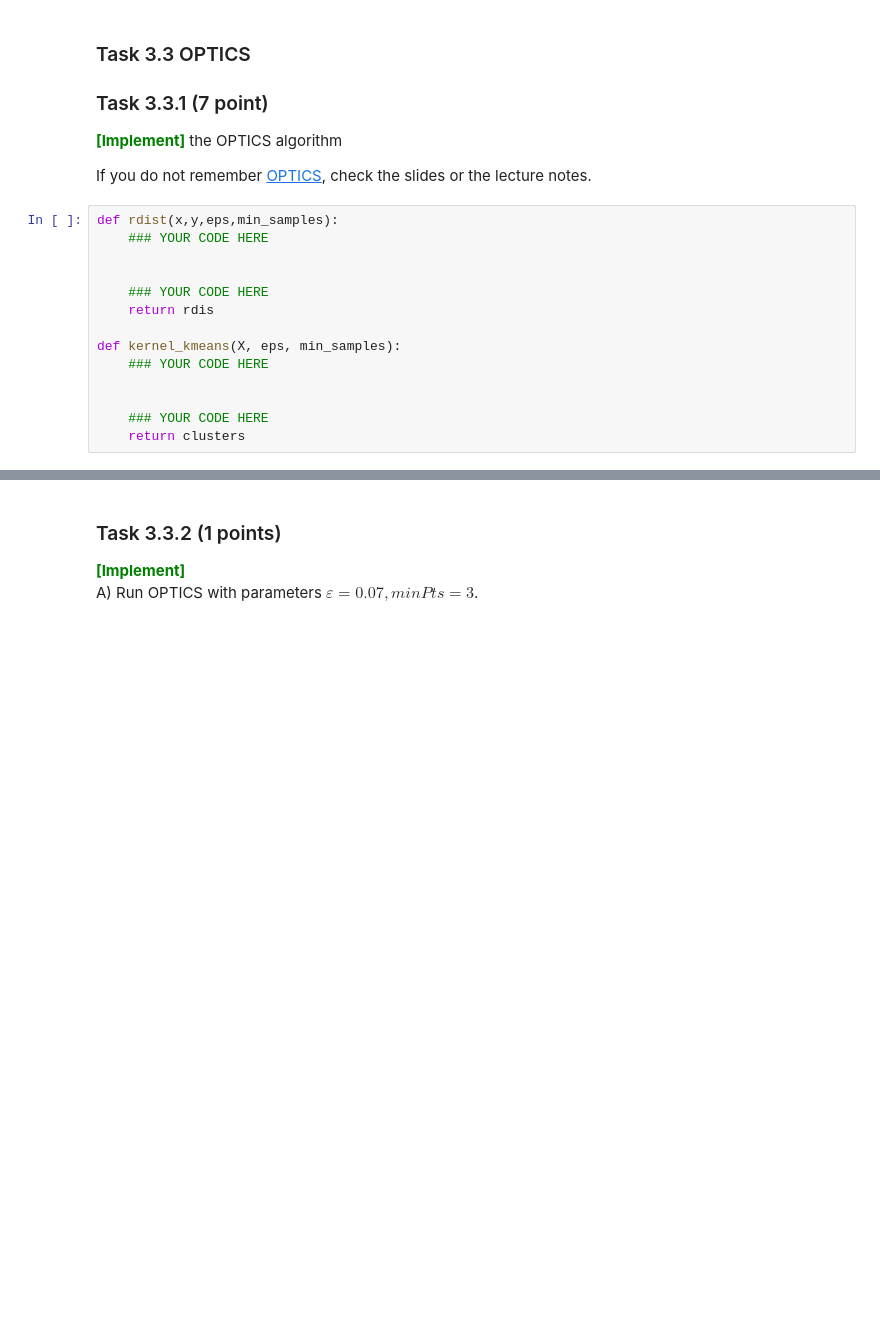
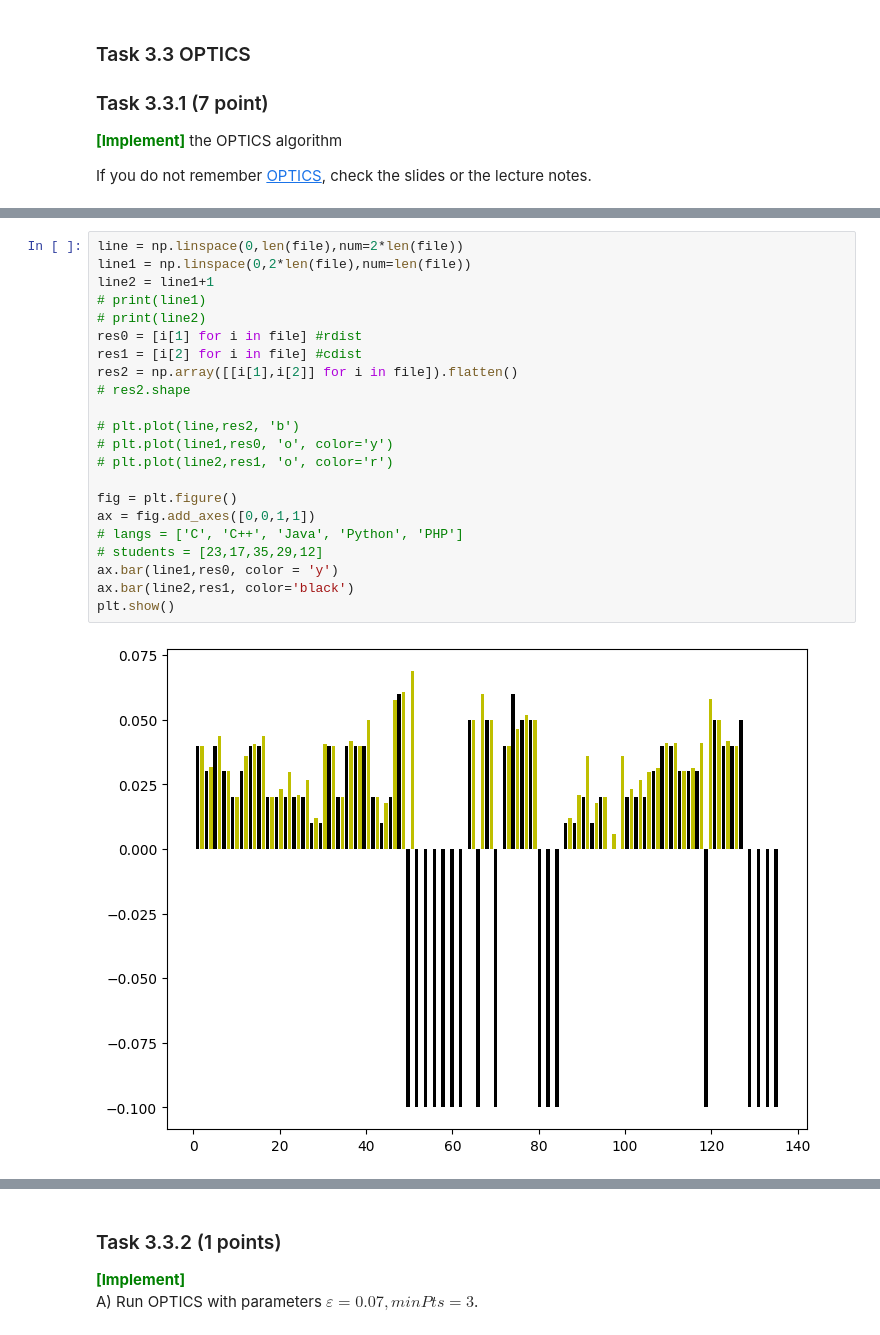
Before and after one commit to AnneKir/dm2023-exercises, a Jupyter notebook: handins/handin1.ipynb, the cells around one changed output, grey strips where cells are left out. Saved outputs shown, nothing was run; the diff lists cells and outputs as text; blank space fills up the shorter version.

```diff
--- a/handins/handin1.ipynb
+++ b/handins/handin1.ipynb
@@ -739,17 +952,3 @@ Compare purity with **Conditional Entropy (CE)**. Which measure is preferable? (
 <span style='color: green'>**\[Implement\]**</span> the OPTICS algorithm
 
 If you do not remember [OPTICS](https://en.wikipedia.org/wiki/OPTICS_algorithm), check the slides or the lecture notes.
-# %%
-def rdist(x,y,eps,min_samples):
-    ### YOUR CODE HERE
-
-
-    ### YOUR CODE HERE
-    return rdis
-
-def kernel_kmeans(X, eps, min_samples):
-    ### YOUR CODE HERE
-
-
-    ### YOUR CODE HERE
-    return clusters
@@ -755,0 +1075,24 @@ def kernel_kmeans(X, eps, min_samples):
+# %%
+line = np.linspace(0,len(file),num=2*len(file))
+line1 = np.linspace(0,2*len(file),num=len(file))
+line2 = line1+1
+# print(line1)
+# print(line2)
+res0 = [i[1] for i in file] #rdist
+res1 = [i[2] for i in file] #cdist
+res2 = np.array([[i[1],i[2]] for i in file]).flatten()
+# res2.shape
+
+# plt.plot(line,res2, 'b')
+# plt.plot(line1,res0, 'o', color='y')
+# plt.plot(line2,res1, 'o', color='r')
+
+fig = plt.figure()
+ax = fig.add_axes([0,0,1,1])
+# langs = ['C', 'C++', 'Java', 'Python', 'PHP']
+# students = [23,17,35,29,12]
+ax.bar(line1,res0, color = 'y')
+ax.bar(line2,res1, color='black')
+plt.show()
+# %% [output]
+[figure, added]
```
Also changed, not shown: parts of 22 cells of this notebook, 1 other file.
